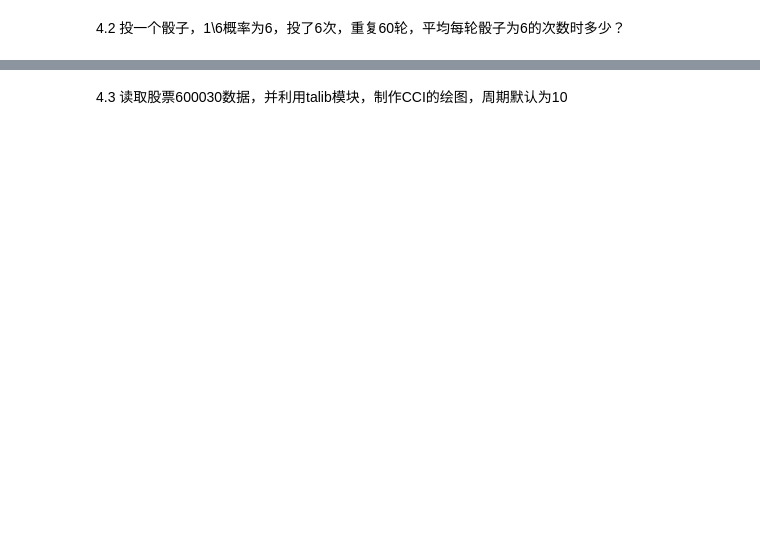
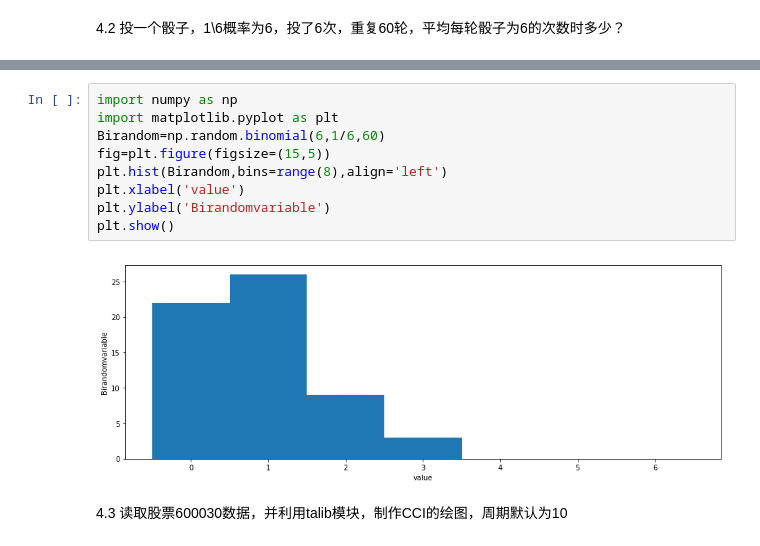
Before and after one commit to pengyaheng/-, a Jupyter notebook: 0f0基础1-5网课作业.ipynb, the cells around one changed output, grey strips where cells are left out. Saved outputs shown, nothing was run; the diff lists cells and outputs as text; blank space fills up the shorter version.

```diff
--- a/0f0基础1-5网课作业.ipynb
+++ b/0f0基础1-5网课作业.ipynb
@@ -133,2 +172,13 @@ stock2  0.000245  0.000599
+# %%
+import numpy as np
+import matplotlib.pyplot as plt
+Birandom=np.random.binomial(6,1/6,60)
+fig=plt.figure(figsize=(15,5))
+plt.hist(Birandom,bins=range(8),align='left')
+plt.xlabel('value')
+plt.ylabel('Birandomvariable')
+plt.show()
+# %% [output]
+[figure, added]
 # %% [markdown]
 4.3 读取股票600030数据，并利用talib模块，制作CCI的绘图，周期默认为10
```
Also changed, not shown: parts of 57 cells of this notebook.
